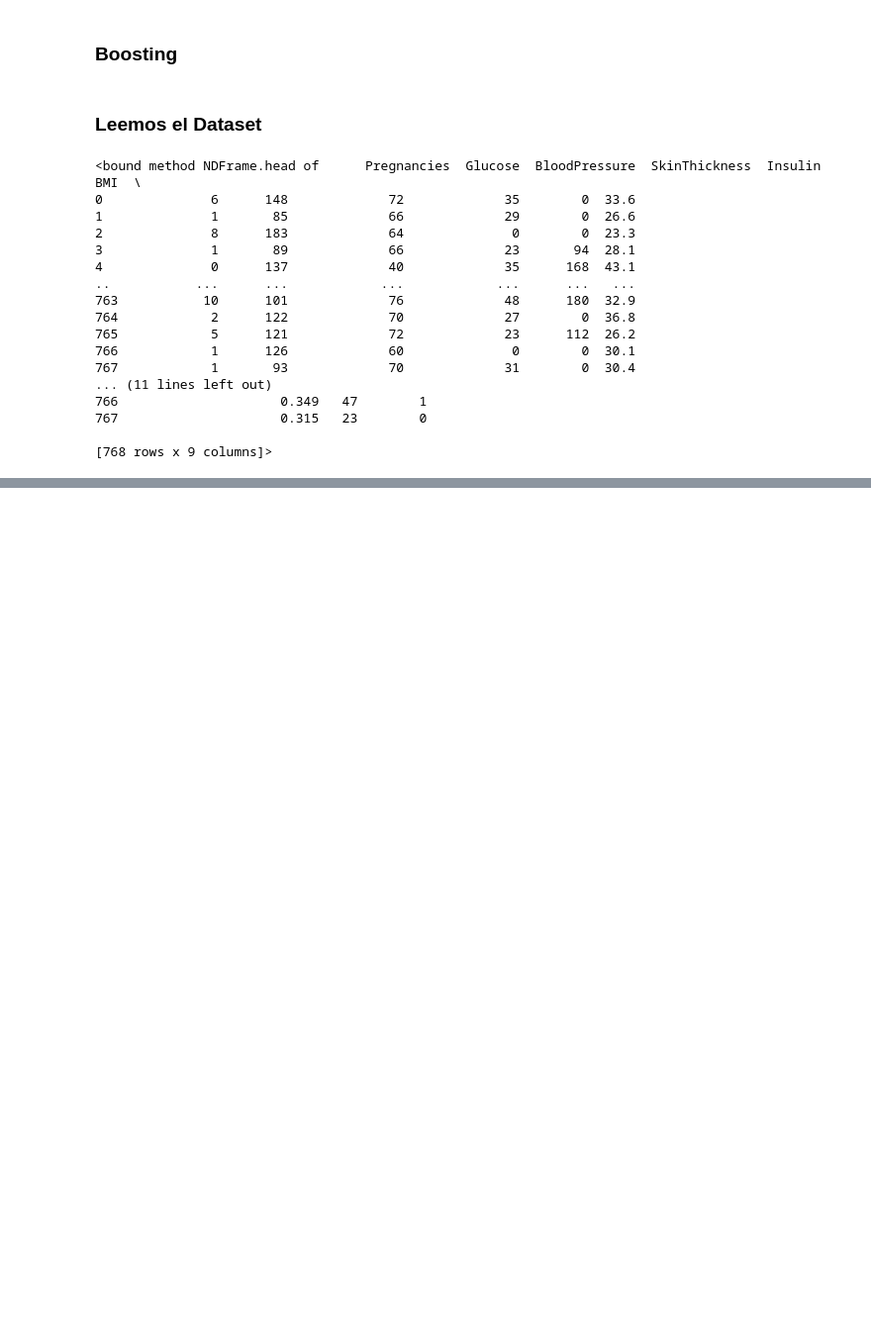
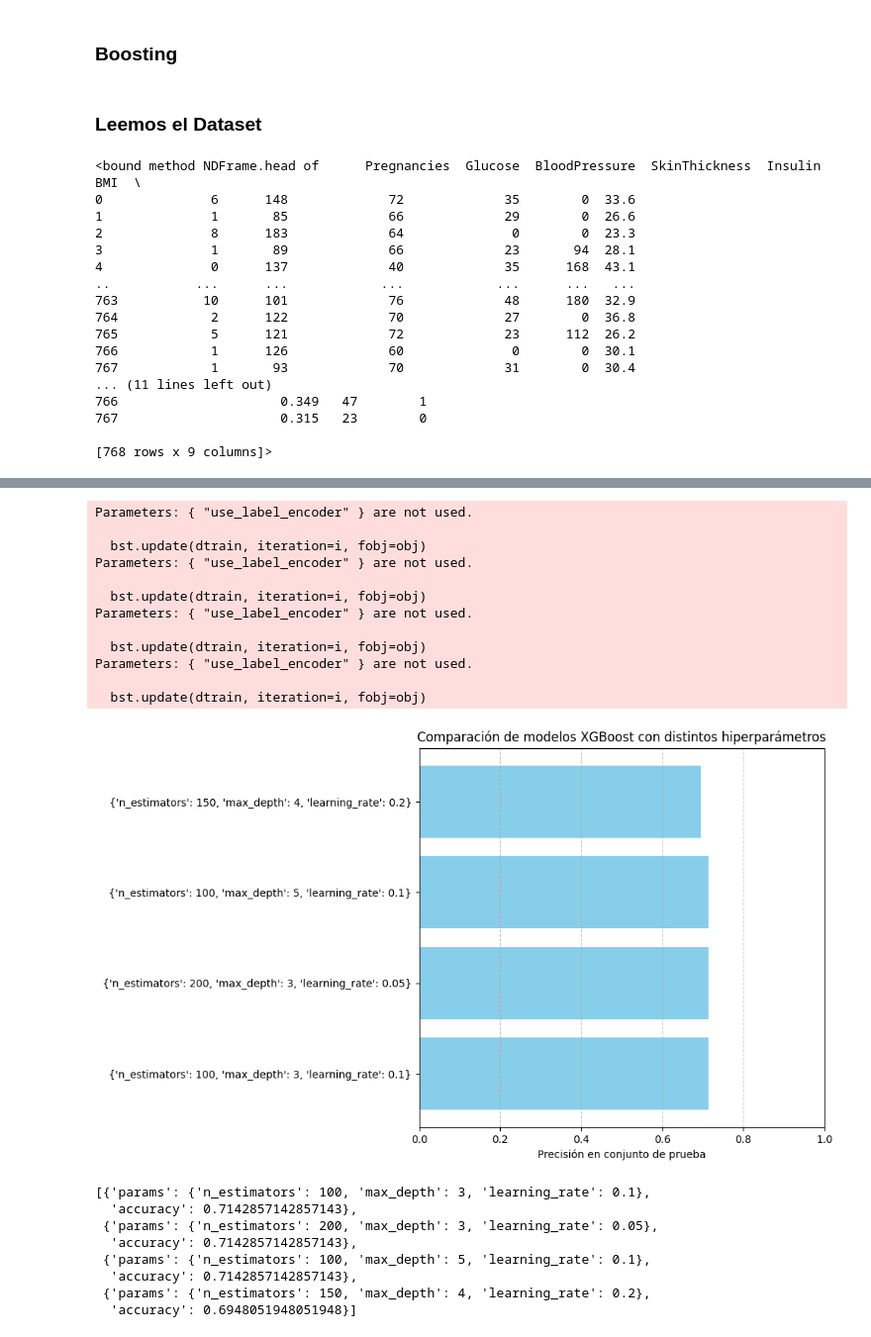
Before and after one commit to 4GeeksAcademy/infoasir20-primer-algoritmo, a Jupyter notebook: src/06-boosting.ipynb, the cells around one changed output, grey strips where cells are left out. Shown: that part at 99% size. Drawn from its saved outputs; the diff is of its cells as text; code cells hidden in the pictures; blank space fills up the shorter version.

```diff
--- a/src/06-boosting.ipynb
+++ b/src/06-boosting.ipynb
@@ -137,0 +53,7 @@ FileNotFoundError: [Errno 2] No such file or directory: '../data/processed/clean
+# %%
+df[['Glucose', 'BloodPressure', 'SkinThickness', 'Insulin', 'BMI']] = df[['Glucose',
+                                                                          'BloodPressure',
+                                                                          'SkinThickness',
+                                                                          'Insulin',
+                                                                          'BMI']].replace(0, np.nan)
+df.isnull().sum().sort_values(ascending=False)
@@ -137,0 +74,67 @@ FileNotFoundError: [Errno 2] No such file or directory: '../data/processed/clean
+# %%
+# Separar características y variable objetivo
+X = df.drop("Outcome", axis=1)
+y = df["Outcome"]
+
+# Dividir en entrenamiento y prueba
+X_train, X_test, y_train, y_test = train_test_split(X, y, test_size=0.2, random_state=42)
+
+# Probar distintos sets de hiperparámetros
+param_sets = [
+    {"n_estimators": 100, "max_depth": 3, "learning_rate": 0.1},
+    {"n_estimators": 200, "max_depth": 3, "learning_rate": 0.05},
+    {"n_estimators": 100, "max_depth": 5, "learning_rate": 0.1},
+    {"n_estimators": 150, "max_depth": 4, "learning_rate": 0.2},
+]
+
+# Entrenar modelos y guardar resultados
+results = []
+
+for params in param_sets:
+    model = xgb.XGBClassifier(use_label_encoder=False, eval_metric="logloss", **params)
+    model.fit(X_train, y_train)
+    y_pred = model.predict(X_test)
+    accuracy = accuracy_score(y_test, y_pred)
+    results.append({
+        "params": params,
+        "accuracy": accuracy
+    })
+
+# Preparar datos para graficar
+labels = [str(r["params"]) for r in results]
+accuracies = [r["accuracy"] for r in results]
+
+# Graficar
+plt.figure(figsize=(10, 6))
+plt.barh(labels, accuracies, color="skyblue")
+plt.xlabel("Precisión en conjunto de prueba")
+plt.title("Comparación de modelos XGBoost con distintos hiperparámetros")
+plt.xlim(0, 1)
+plt.grid(axis="x", linestyle="--", alpha=0.7)
+plt.tight_layout()
+plt.show()
+
+# Mostrar resultados numéricos
+results
+# %% [output]
+Parameters: { "use_label_encoder" } are not used.
+
+  bst.update(dtrain, iteration=i, fobj=obj)
+Parameters: { "use_label_encoder" } are not used.
+
+  bst.update(dtrain, iteration=i, fobj=obj)
+Parameters: { "use_label_encoder" } are not used.
+
+  bst.update(dtrain, iteration=i, fobj=obj)
+Parameters: { "use_label_encoder" } are not used.
+
+  bst.update(dtrain, iteration=i, fobj=obj)
+[figure, added]
+[{'params': {'n_estimators': 100, 'max_depth': 3, 'learning_rate': 0.1},
+  'accuracy': 0.7142857142857143},
+ {'params': {'n_estimators': 200, 'max_depth': 3, 'learning_rate': 0.05},
+  'accuracy': 0.7142857142857143},
+ {'params': {'n_estimators': 100, 'max_depth': 5, 'learning_rate': 0.1},
+  'accuracy': 0.7142857142857143},
+ {'params': {'n_estimators': 150, 'max_depth': 4, 'learning_rate': 0.2},
+  'accuracy': 0.6948051948051948}]
```
Also changed, not shown: parts of 26 cells of this notebook, 4 other files.
